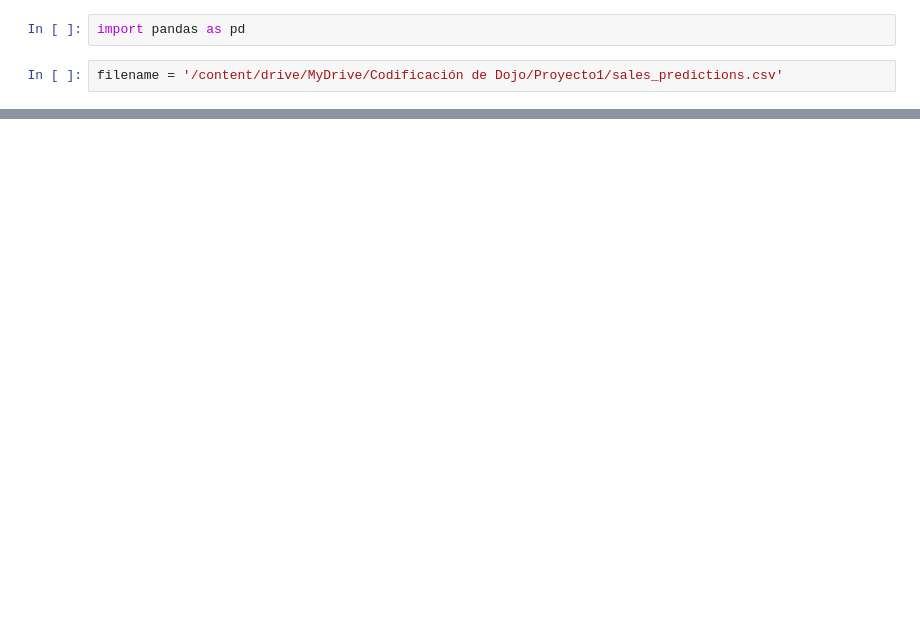
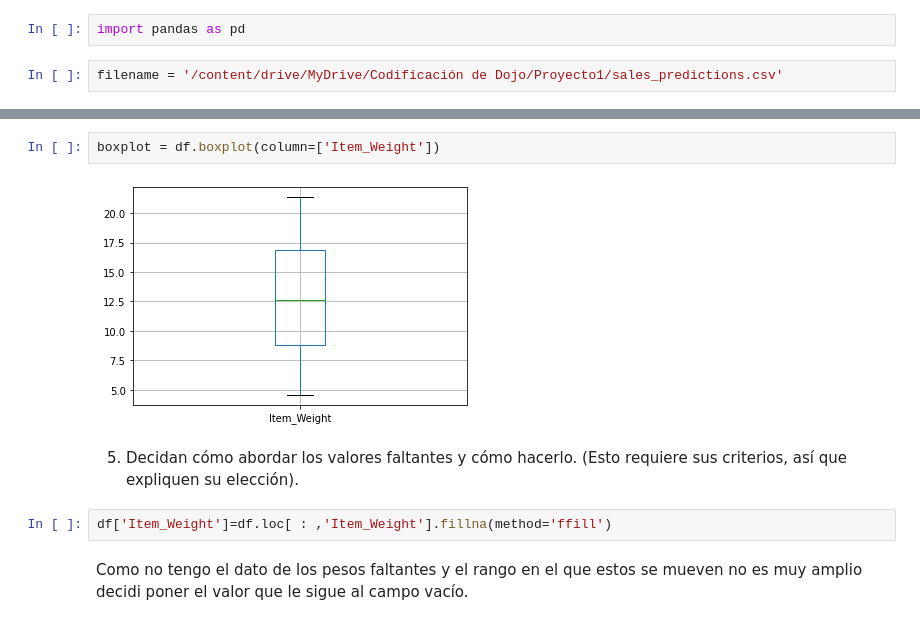
Before and after one commit to Betancur1991/Sales-Predictions, a Jupyter notebook: Sales_predictions.ipynb, the cells around one changed output, grey strips where cells are left out. Drawn from its saved outputs; the diff is of its cells as text; blank space fills up the shorter version.

```diff
--- a/Sales_predictions.ipynb
+++ b/Sales_predictions.ipynb
@@ -32,0 +74,10 @@ df.head()
+# %%
+boxplot = df.boxplot(column=['Item_Weight'])
+# %% [output]
+[figure, added]
+# %% [markdown]
+5) Decidan cómo abordar los valores faltantes y cómo hacerlo. (Esto requiere sus criterios, así que expliquen su elección).
+# %%
+df['Item_Weight']=df.loc[ : ,'Item_Weight'].fillna(method='ffill')
+# %% [markdown]
+Como no tengo el dato de los pesos faltantes y el rango en el que estos se mueven no es muy amplio decidi poner el valor que le sigue al campo vacío.
```
Also changed, not shown: parts of 17 cells of this notebook.
